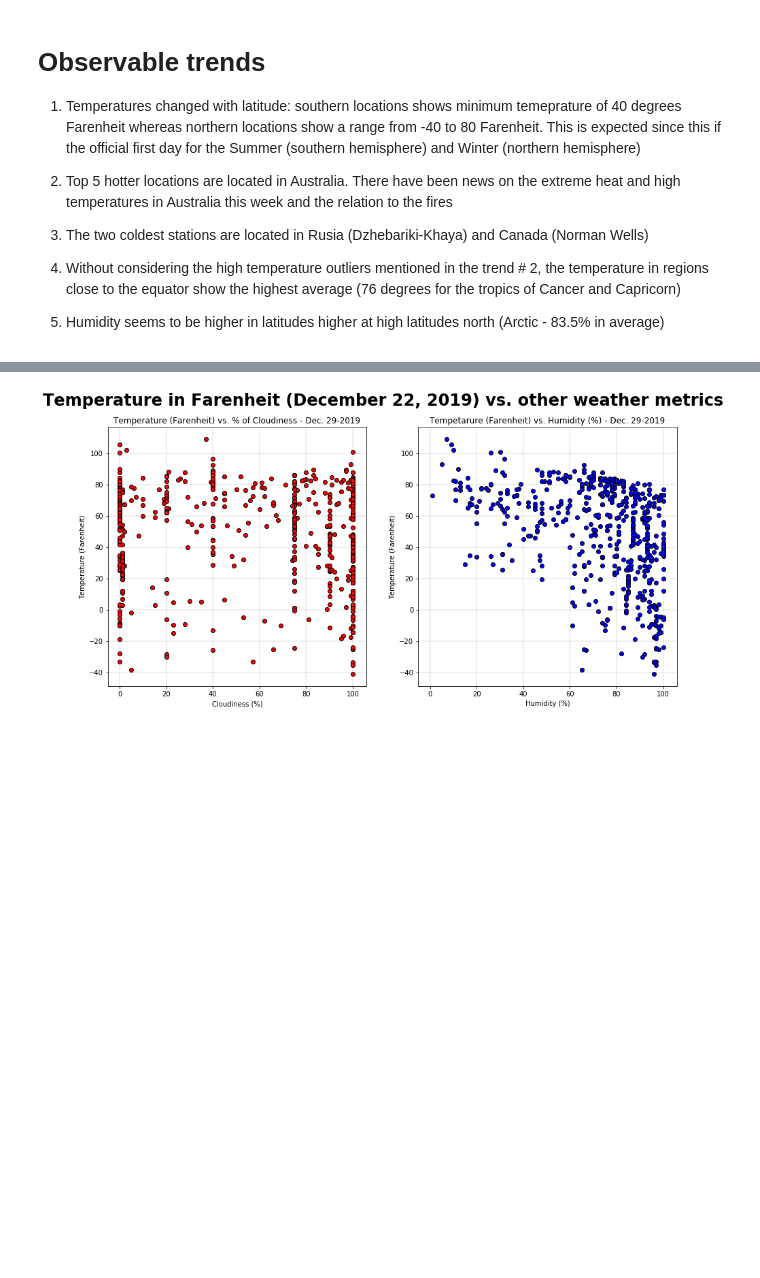
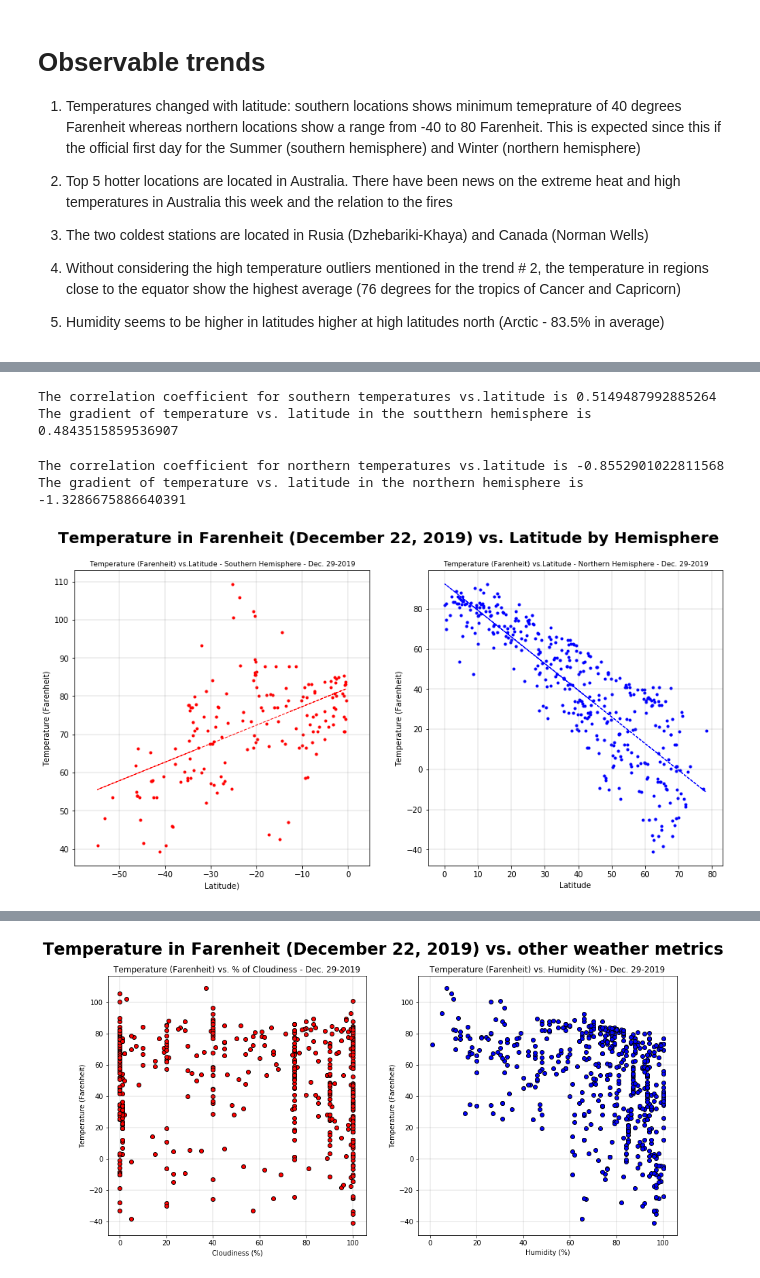
Before and after one commit to colmenareso/databootcamp-homework, a Jupyter notebook: Python-API-challenge/Weather_API_Solved.ipynb, the cells around one changed output, grey strips where cells are left out. Cells and saved outputs as stored; diff of their text form; code cells hidden in the pictures; blank space fills up the shorter version.

```diff
--- a/Python-API-challenge/Weather_API_Solved.ipynb
+++ b/Python-API-challenge/Weather_API_Solved.ipynb
@@ -649,0 +683,66 @@ Grouped_weather
+# %%
+# Getting regression for temperatures and latitudes in the southern hemisphere
+
+st_slope, st_int, st_r, st_p, st_std_err = stats.linregress(
+    weather_southern['Latitude'], weather_southern['Temperature'])
+st_fit = st_slope * weather_southern['Latitude']  + st_int
+
+print(f'The correlation coefficient for southern temperatures vs.latitude is {st_r}')
+print(f'The gradient of temperature vs. latitude in the southern hemisphere is {st_slope}')
+# %% [output]
+The correlation coefficient for southern temperatures vs.latitude is 0.5149487992885264
+The gradient of temperature vs. latitude in the soutthern hemisphere is 0.4843515859536907
+# %%
+# Getting regression for temperatures and latitudes in the southern hemisphere
+
+nt_slope, nt_int, nt_r, nt_p, nt_std_err = stats.linregress(
+    weather_northern['Latitude'], weather_northern['Temperature'])
+nt_fit = nt_slope * weather_northern['Latitude']  + nt_int
+
+print(f'The correlation coefficient for northern temperatures vs.latitude is {nt_r}')
+print(f'The gradient of temperature vs. latitude in the northern hemisphere is {nt_slope}')
+# %% [output]
+The correlation coefficient for northern temperatures vs.latitude is -0.8552901022811568
+The gradient of temperature vs. latitude in the northern hemisphere is -1.3286675886640391
+# %%
+# Generating scatter plot for temperature vs. humidity and cloudiness for all locations and the fit lines
+
+fig, (ax5, ax6) = plt.subplots(1,2,sharex = False, figsize=(15,7))
+
+
+# Setting general plot header
+fig.suptitle("Temperature in Farenheit (December 22, 2019) vs. Latitude by Hemisphere", fontsize=20, fontweight="bold")
+
+# Setting max and min value for x axis
+ax5.set_xlim(min(weather_southern['Latitude']-5), max(weather_southern['Latitude'])+5)
+# Setting max and min value for x axis
+ax6.set_xlim(min(weather_northern['Latitude']-5), max(weather_northern['Latitude'])+5)
+
+# Generating scatter plot for temperature vs. latitude for southern locations and fir line
+ax5.scatter(weather_southern['Latitude'], weather_southern['Temperature'], marker=".", facecolors="red")
+ax5.plot(weather_southern['Latitude'], st_fit, "r--", linewidth=1)
+# Plot title
+ax5.set_title('Temperature (Farenheit) vs.Latitude - Southern Hemisphere - Dec. 29-2019', fontsize = 9)
+# Setting axis labels
+ax5.set_xlabel("Latitude)")
+ax5.set_ylabel("Temperature (Farenheit)")
+# Setting grid
+ax5.grid(axis ='y',color='grey', linestyle='-', linewidth=0.25)
+ax5.grid(axis ='x',color='grey', linestyle='-', linewidth=0.25)
+
+# Generating scatter plot for temperature vs. latitude for northern locations
+ax6.scatter(weather_northern['Latitude'], weather_northern['Temperature'], marker=".", facecolors="blue")
+ax6.plot(weather_northern['Latitude'], nt_fit, "b--", linewidth=1)
+# Plot title
+ax6.set_title('Temperature (Farenheit) vs.Latitude - Northern Hemisphere - Dec. 29-2019', fontsize = 9)
+# Setting axis labels
+ax6.set_xlabel("Latitude")
+ax6.set_ylabel("Temperature (Farenheit)")
+# Setting grid
+ax6.grid(axis ='y',color='grey', linestyle='-', linewidth=0.25)
+ax6.grid(axis ='x',color='grey', linestyle='-', linewidth=0.25)
+
+
+plt.savefig("Temperature vs. Latitude by Hemisphere.png")
+# %% [output]
+[figure, added]
```
Also changed, not shown: parts of 6 cells of this notebook, 2 other files.
